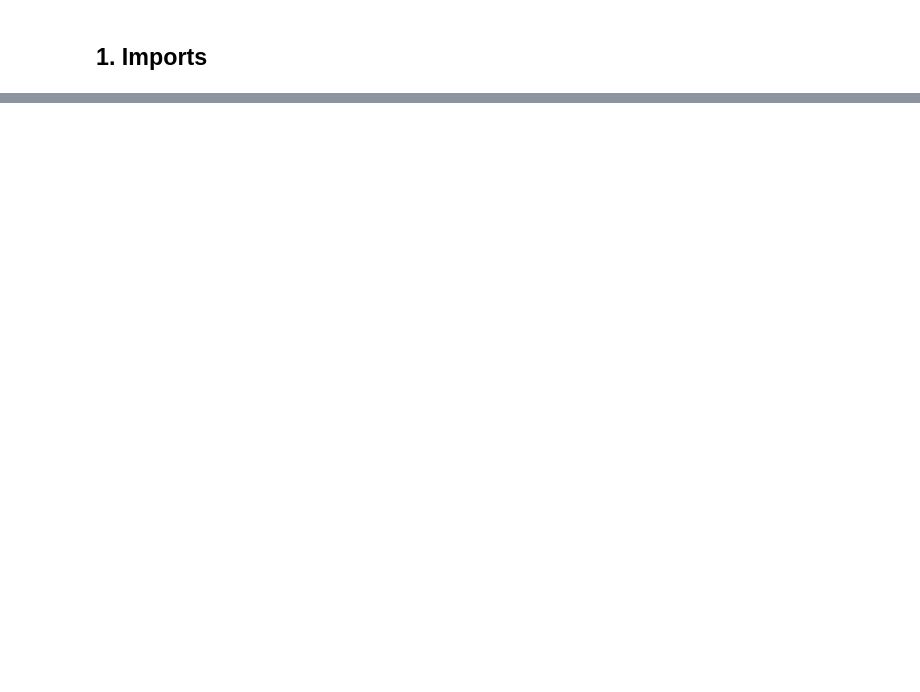
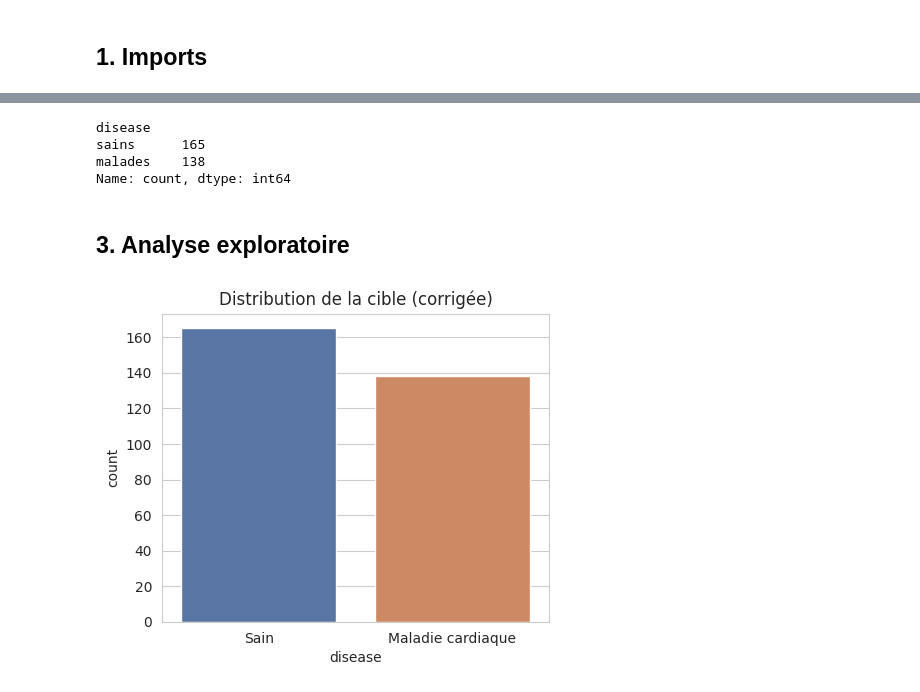
Before and after one commit to dohamly/heart-disease-shap, a Jupyter notebook: notebooks/heart_disease_analysis.ipynb, the cells around one changed output, grey strips where cells are left out. Drawn from its saved outputs; the diff is of its cells as text; code cells hidden in the pictures; blank space fills up the shorter version.

```diff
--- a/notebooks/heart_disease_analysis.ipynb
+++ b/notebooks/heart_disease_analysis.ipynb
@@ -235,0 +30,10 @@ Modèle sauvegardé.
+# %%
+df = load_data("../data/heart.csv")
+print("Shape:", df.shape, "| valeurs manquantes:", int(df.isna().sum().sum()))
+
+check = pd.DataFrame({
+    "% target=1 si absent": [df[df.exang==0].target.mean(), df[df.ca==0].target.mean(), df[df.oldpeak<=1].target.mean()],
+    "% target=1 si présent": [df[df.exang==1].target.mean(), df[df.ca>=1].target.mean(), df[df.oldpeak>1].target.mean()],
+}, index=["angine d'effort", "vaisseau(x) coloré(s) ≥ 1", "ST depression > 1"]) * 100
+display(check.round(1))
+print("Si target=1 signifiait 'malade', ces signes devraient AUGMENTER le taux. Ils le font BAISSER : target=1 = sain.")
@@ -235,0 +47,17 @@ Modèle sauvegardé.
+# %%
+df["disease"] = disease_label(df)   # 1 = maladie présente (étiquette corrigée)
+df.disease.value_counts().rename({1: "malades", 0: "sains"})
+# %% [output]
+disease
+sains      165
+malades    138
+Name: count, dtype: int64
+# %% [markdown]
+## 3. Analyse exploratoire
+# %%
+plt.figure(figsize=(5,4))
+sns.countplot(x=df["disease"], hue=df["disease"], palette=["#4C72B0","#DD8452"], legend=False)
+plt.xticks([0,1], ["Sain","Maladie cardiaque"]); plt.title("Distribution de la cible (corrigée)")
+plt.show()
+# %% [output]
+[figure, added]
```
Also changed, not shown: parts of 53 cells of this notebook, 33 other files.
